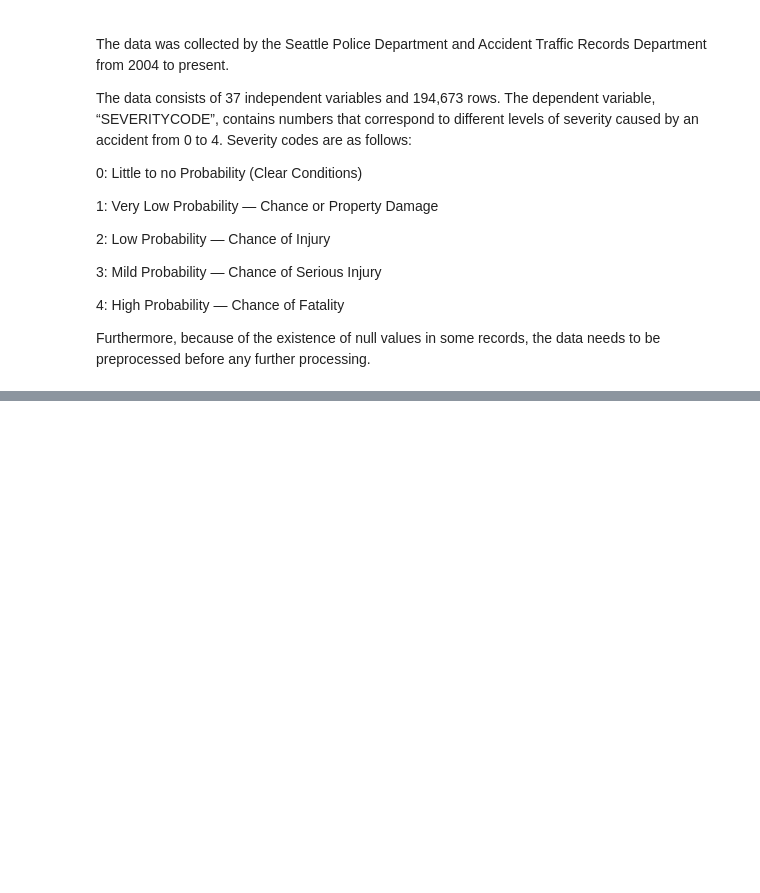
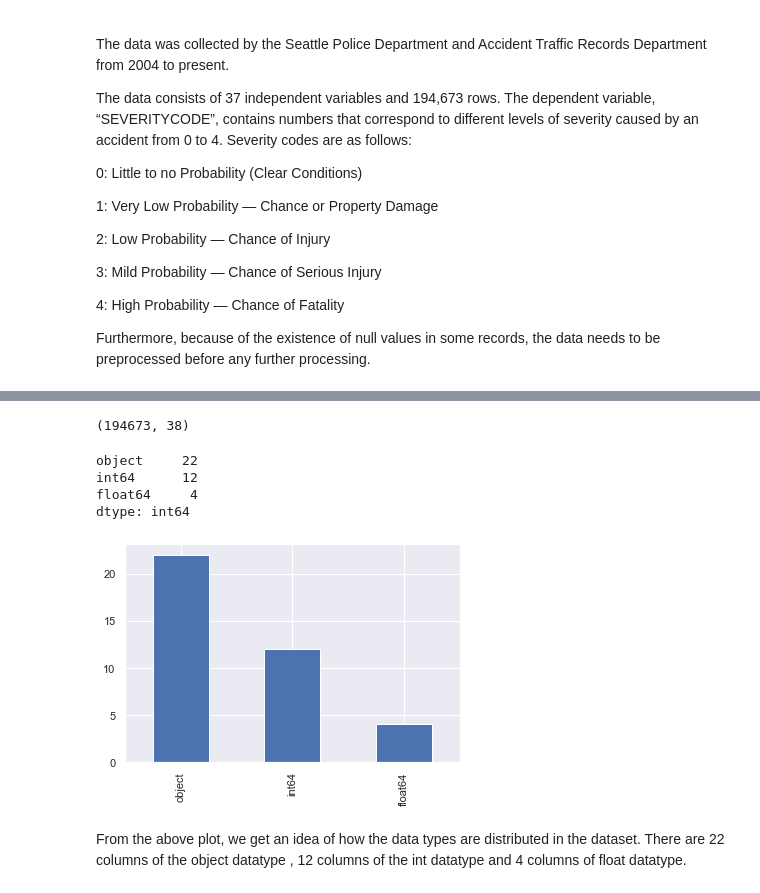
Before and after one commit to thanveer2508/Data-Science-Capstone-Project, a Jupyter notebook: notebooks/Coursera_Capstone.ipynb, the cells around one changed output, grey strips where cells are left out. Saved outputs shown, nothing was run; the diff lists cells and outputs as text; code cells hidden in the pictures; blank space fills up the shorter version.

```diff
--- a/notebooks/Coursera_Capstone.ipynb
+++ b/notebooks/Coursera_Capstone.ipynb
@@ -35,3 +35,17 @@ Severity codes are as follows:
 4: High Probability — Chance of Fatality
 
 Furthermore, because of the existence of null values in some records, the data needs to be preprocessed before any further processing.
+# %%
+import pandas as pd
+import pylab as pl
+import numpy as np
+import scipy.optimize as opt
+import seaborn as sns
+from sklearn import preprocessing
+%matplotlib inline
+import matplotlib.pyplot as plt
+import folium
+from folium.plugins import MarkerCluster
+import warnings
+warnings.filterwarnings("ignore")
+sns.set()
@@ -37,0 +54,3 @@ Furthermore, because of the existence of null values in some records, the data n
+# %%
+df=pd.read_csv('AccidentSeverity.csv')
+df.head()
@@ -37,0 +92,15 @@ Furthermore, because of the existence of null values in some records, the data n
+# %%
+df.shape
+# %% [output]
+(194673, 38)
+# %%
+df.dtypes.value_counts().plot(kind='bar')
+df.dtypes.value_counts()
+# %% [output]
+object     22
+int64      12
+float64     4
+dtype: int64
+[figure, added]
+# %% [markdown]
+From the above plot, we get an idea of how the data types are distributed in the dataset. There are 22 columns of the object datatype , 12 columns of the int datatype and 4 columns of float datatype.
```
Also changed, not shown: parts of 59 cells of this notebook.
